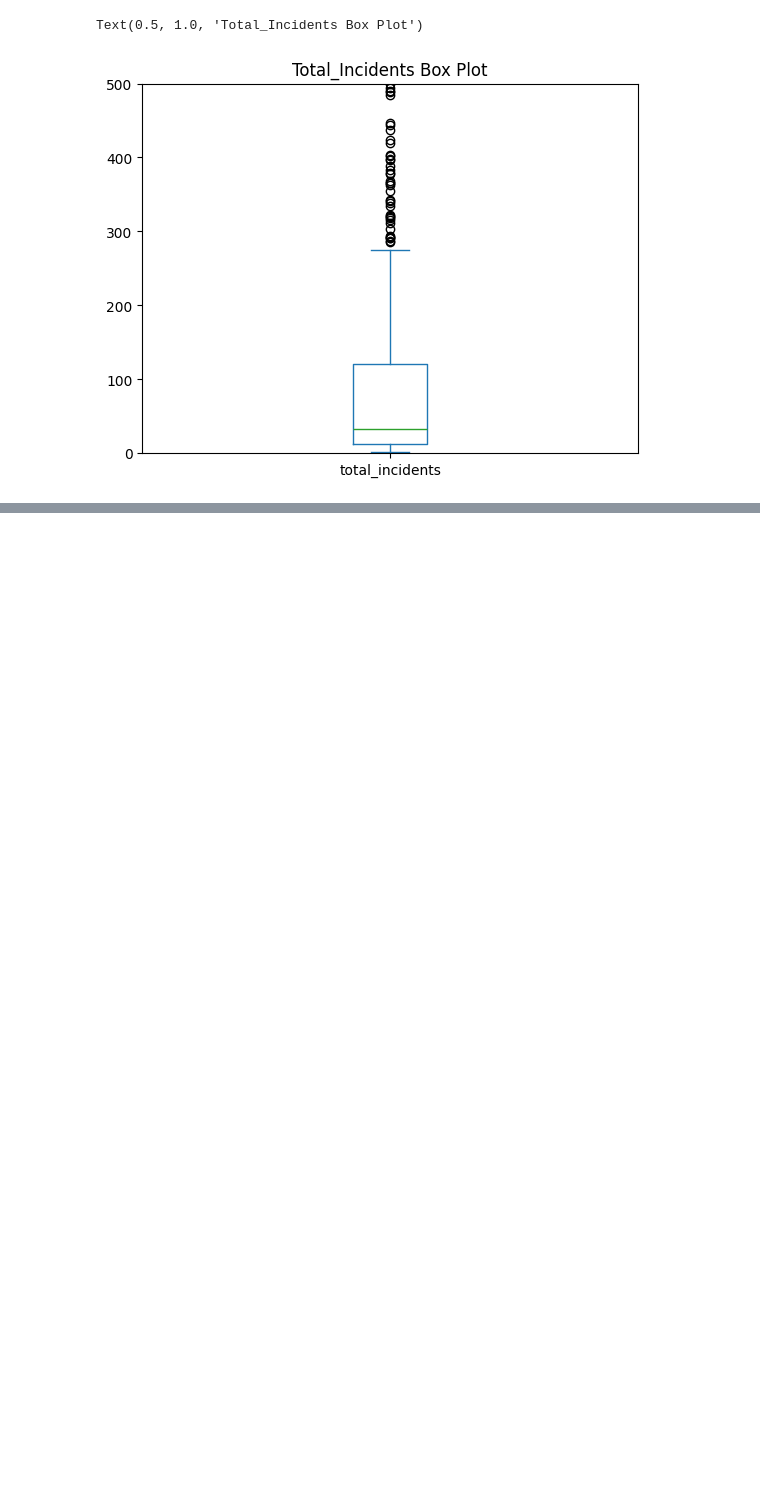
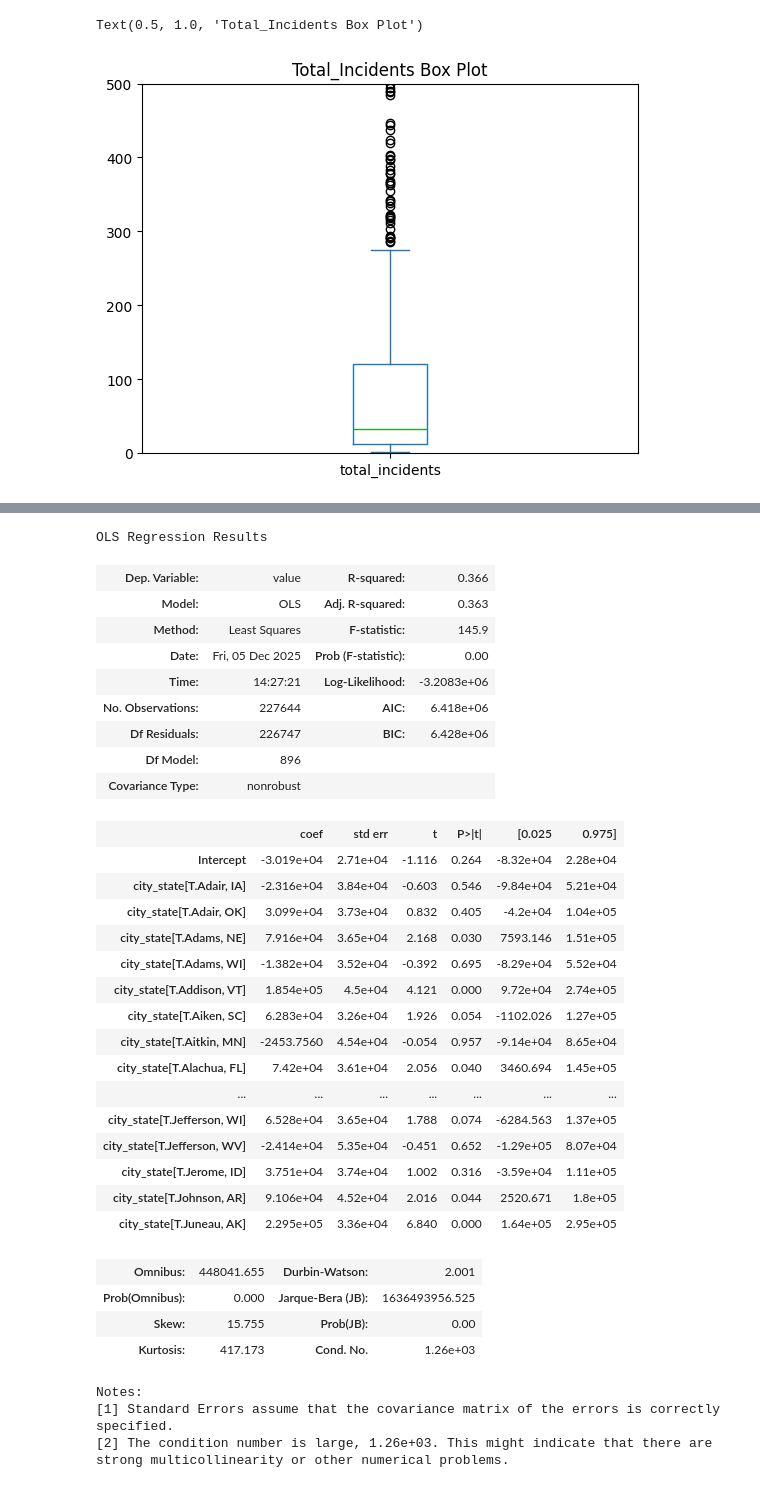
Before and after one commit to ZacharyKim/IS477-project, a Jupyter notebook: data_analysis.ipynb, the cells around one changed output, grey strips where cells are left out. Saved outputs shown, nothing was run; the diff lists cells and outputs as text; code cells hidden in the pictures; blank space fills up the shorter version.

```diff
--- a/data_analysis.ipynb
+++ b/data_analysis.ipynb
@@ -58,3 +61,5 @@ plt.title("Total_Incidents Box Plot")
 # %% [output]
 Text(0.5, 1.0, 'Total_Incidents Box Plot')
 [figure]
+# %%
+df_train, df_test = train_test_split(final_df, train_size = .80, random_state = 477)
@@ -60,0 +76,40 @@ Text(0.5, 1.0, 'Total_Incidents Box Plot')
+# %%
+# reference for city_state is Abbeville, SC
+# reference for indicator is ZHVI 1-Bedroom Time Series ($)
+reg_model = smf.ols("value ~ city_state + indicator", data = df_train).fit()
+reg_model.summary()
+# %% [output]
+OLS Regression Results
+| Dep. Variable: | value | R-squared: | 0.366 |
+| Model: | OLS | Adj. R-squared: | 0.363 |
+| Method: | Least Squares | F-statistic: | 145.9 |
+| Date: | Fri, 05 Dec 2025 | Prob (F-statistic): | 0.00 |
+| Time: | 14:27:21 | Log-Likelihood: | -3.2083e+06 |
+| No. Observations: | 227644 | AIC: | 6.418e+06 |
+| Df Residuals: | 226747 | BIC: | 6.428e+06 |
+| Df Model: | 896 |  |  |
+| Covariance Type: | nonrobust |  |  |
+|  | coef | std err | t | P>|t| | [0.025 | 0.975] |
+| Intercept | -3.019e+04 | 2.71e+04 | -1.116 | 0.264 | -8.32e+04 | 2.28e+04 |
+| city_state[T.Adair, IA] | -2.316e+04 | 3.84e+04 | -0.603 | 0.546 | -9.84e+04 | 5.21e+04 |
+| city_state[T.Adair, OK] | 3.099e+04 | 3.73e+04 | 0.832 | 0.405 | -4.2e+04 | 1.04e+05 |
+| city_state[T.Adams, NE] | 7.916e+04 | 3.65e+04 | 2.168 | 0.030 | 7593.146 | 1.51e+05 |
+| city_state[T.Adams, WI] | -1.382e+04 | 3.52e+04 | -0.392 | 0.695 | -8.29e+04 | 5.52e+04 |
+| city_state[T.Addison, VT] | 1.854e+05 | 4.5e+04 | 4.121 | 0.000 | 9.72e+04 | 2.74e+05 |
+| city_state[T.Aiken, SC] | 6.283e+04 | 3.26e+04 | 1.926 | 0.054 | -1102.026 | 1.27e+05 |
+| city_state[T.Aitkin, MN] | -2453.7560 | 4.54e+04 | -0.054 | 0.957 | -9.14e+04 | 8.65e+04 |
+| city_state[T.Alachua, FL] | 7.42e+04 | 3.61e+04 | 2.056 | 0.040 | 3460.694 | 1.45e+05 |
+| ... | ... | ... | ... | ... | ... | ... |
+| city_state[T.Jefferson, WI] | 6.528e+04 | 3.65e+04 | 1.788 | 0.074 | -6284.563 | 1.37e+05 |
+| city_state[T.Jefferson, WV] | -2.414e+04 | 5.35e+04 | -0.451 | 0.652 | -1.29e+05 | 8.07e+04 |
+| city_state[T.Jerome, ID] | 3.751e+04 | 3.74e+04 | 1.002 | 0.316 | -3.59e+04 | 1.11e+05 |
+| city_state[T.Johnson, AR] | 9.106e+04 | 4.52e+04 | 2.016 | 0.044 | 2520.671 | 1.8e+05 |
+| city_state[T.Juneau, AK] | 2.295e+05 | 3.36e+04 | 6.840 | 0.000 | 1.64e+05 | 2.95e+05 |
+| Omnibus: | 448041.655 | Durbin-Watson: | 2.001 |
+| Prob(Omnibus): | 0.000 | Jarque-Bera (JB): | 1636493956.525 |
+| Skew: | 15.755 | Prob(JB): | 0.00 |
+| Kurtosis: | 417.173 | Cond. No. | 1.26e+03 |
+Notes:
+[1] Standard Errors assume that the covariance matrix of the errors is correctly specified.
+[2] The condition number is large, 1.26e+03. This might indicate that there are
+strong multicollinearity or other numerical problems.
```
Also changed, not shown: parts of 5 cells of this notebook, 2 other files.
